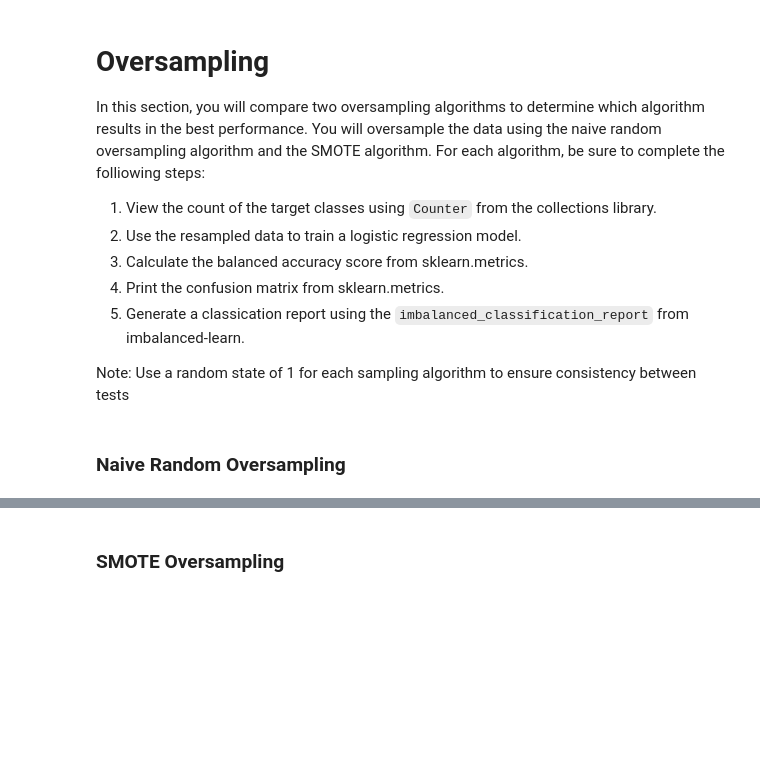
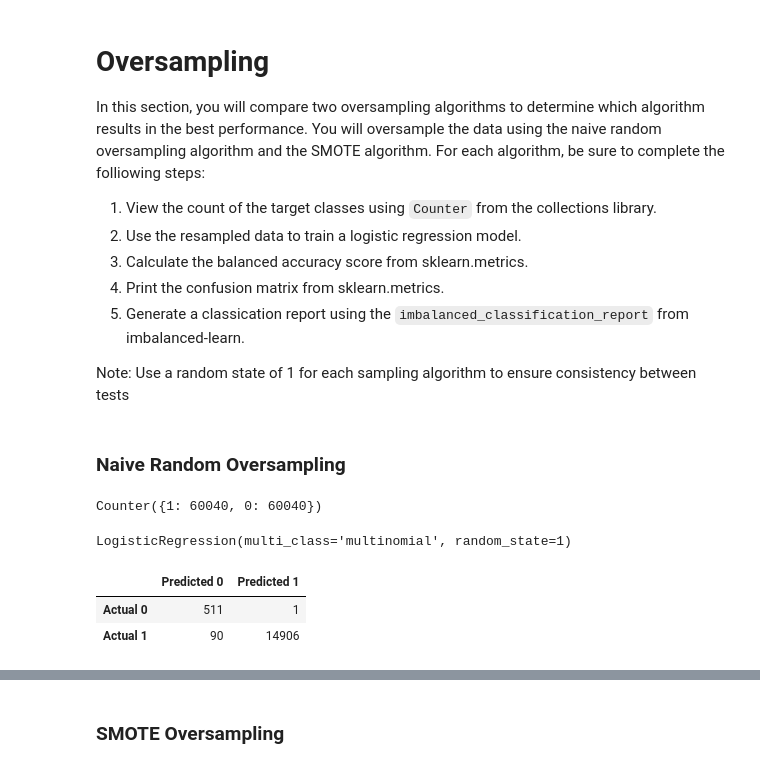
Before and after one commit to francofin/risky_business, a Jupyter notebook: credit_risk_resampling.ipynb, the cells around one changed output, grey strips where cells are left out. Drawn from its saved outputs; the diff is of its cells as text; code cells hidden in the pictures; blank space fills up the shorter version.

Commit message:
Uploaded Smote and resampled notebook

```diff
--- a/credit_risk_resampling.ipynb
+++ b/credit_risk_resampling.ipynb
@@ -145,3 +163,31 @@ Note: Use a random state of 1 for each sampling algorithm to ensure consistency
 # %%
 # Train the Logistic Regression model using the resampled data
 # YOUR CODE HERE
+# %%
+from imblearn.over_sampling import RandomOverSampler
+
+ros = RandomOverSampler(random_state=1)
+X_resampled, y_resampled = ros.fit_resample(X_train, y_train)
+Counter(y_resampled)
+# %% [output]
+Counter({1: 60040, 0: 60040})
+# %%
+model_resampled = LogisticRegression(C=1.0, class_weight=None, dual=False, fit_intercept=True,intercept_scaling=1, l1_ratio=None, max_iter=100, multi_class='multinomial', n_jobs=None, penalty='l2',
+                           random_state=1, solver='lbfgs', tol=0.0001, verbose=0, warm_start=False)
+# %%
+model_resampled.fit(X_resampled, y_resampled)
+# %% [output]
+LogisticRegression(multi_class='multinomial', random_state=1)
+# %%
+y_pred_resampled = model_resampled.predict(X_test)
+# %%
+cm = confusion_matrix(y_test, y_pred_resampled)
+cm_df = pd.DataFrame(
+    cm, index=["Actual 0", "Actual 1"], columns=["Predicted 0", "Predicted 1"]
+)
+# %%
+display(cm_df)
+# %% [output]
+|  | Predicted 0 | Predicted 1 |
+| Actual 0 | 511 | 1 |
+| Actual 1 | 90 | 14906 |
```
Also changed, not shown: parts of 20 cells of this notebook.
